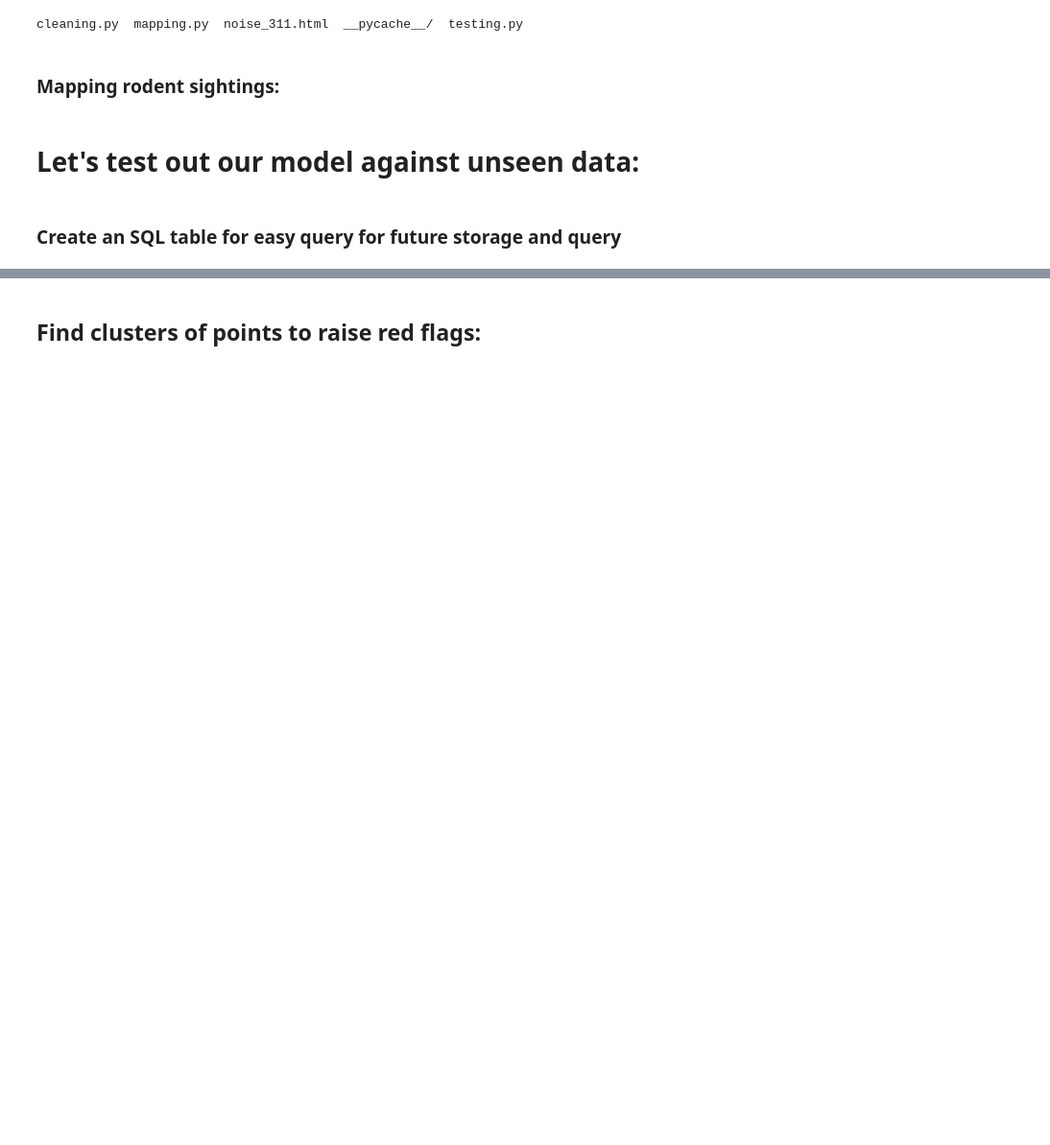
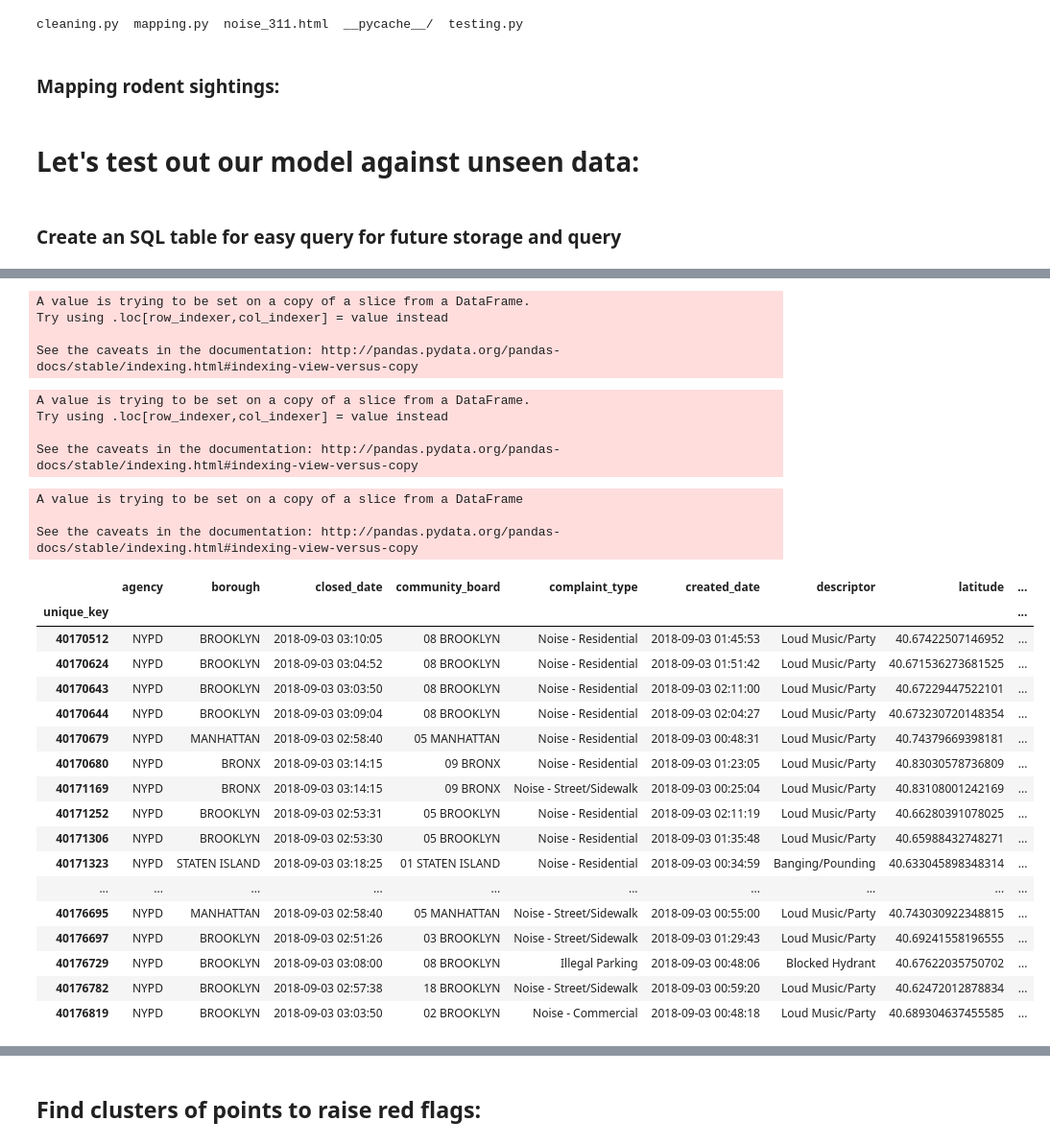
Before and after one commit to NickelousTex/Energy-NYCHA, a Jupyter notebook: EDA/MVP.ipynb, the cells around one changed output, grey strips where cells are left out. Shown at 96% size. Cells and saved outputs as stored; diff of their text form; code cells hidden in the pictures; blank space fills up the shorter version.

```diff
--- a/EDA/MVP.ipynb
+++ b/EDA/MVP.ipynb
@@ -513,0 +589,45 @@ engine.execute("SELECT *FROM predictions_311").fetchall()
+# %%
+actual['Real_Time_To_Close'] = created - closed
+# %% [output]
+A value is trying to be set on a copy of a slice from a DataFrame.
+Try using .loc[row_indexer,col_indexer] = value instead
+
+See the caveats in the documentation: http://pandas.pydata.org/pandas-docs/stable/indexing.html#indexing-view-versus-copy
+# %%
+actual['Real_Time_To_Close']= (-round(
+                                    actual['Real_Time_To_Close'].astype(
+                                    'timedelta64[s]')/3600,2))
+# %% [output]
+A value is trying to be set on a copy of a slice from a DataFrame.
+Try using .loc[row_indexer,col_indexer] = value instead
+
+See the caveats in the documentation: http://pandas.pydata.org/pandas-docs/stable/indexing.html#indexing-view-versus-copy
+# %%
+actual.set_index('unique_key',inplace=True)
+# %%
+actual.sort_index(inplace=True)
+# %% [output]
+A value is trying to be set on a copy of a slice from a DataFrame
+
+See the caveats in the documentation: http://pandas.pydata.org/pandas-docs/stable/indexing.html#indexing-view-versus-copy
+# %%
+actual
+# %% [output]
+|  | agency | borough | closed_date | community_board | complaint_type | created_date | descriptor | latitude | ... |
+| unique_key |  |  |  |  |  |  |  |  | ... |
+| 40170512 | NYPD | BROOKLYN | 2018-09-03 03:10:05 | 08 BROOKLYN | Noise - Residential | 2018-09-03 01:45:53 | Loud Music/Party | 40.67422507146952 | ... |
+| 40170624 | NYPD | BROOKLYN | 2018-09-03 03:04:52 | 08 BROOKLYN | Noise - Residential | 2018-09-03 01:51:42 | Loud Music/Party | 40.671536273681525 | ... |
+| 40170643 | NYPD | BROOKLYN | 2018-09-03 03:03:50 | 08 BROOKLYN | Noise - Residential | 2018-09-03 02:11:00 | Loud Music/Party | 40.67229447522101 | ... |
+| 40170644 | NYPD | BROOKLYN | 2018-09-03 03:09:04 | 08 BROOKLYN | Noise - Residential | 2018-09-03 02:04:27 | Loud Music/Party | 40.673230720148354 | ... |
+| 40170679 | NYPD | MANHATTAN | 2018-09-03 02:58:40 | 05 MANHATTAN | Noise - Residential | 2018-09-03 00:48:31 | Loud Music/Party | 40.74379669398181 | ... |
+| 40170680 | NYPD | BRONX | 2018-09-03 03:14:15 | 09 BRONX | Noise - Residential | 2018-09-03 01:23:05 | Loud Music/Party | 40.83030578736809 | ... |
+| 40171169 | NYPD | BRONX | 2018-09-03 03:14:15 | 09 BRONX | Noise - Street/Sidewalk | 2018-09-03 00:25:04 | Loud Music/Party | 40.83108001242169 | ... |
+| 40171252 | NYPD | BROOKLYN | 2018-09-03 02:53:31 | 05 BROOKLYN | Noise - Residential | 2018-09-03 02:11:19 | Loud Music/Party | 40.66280391078025 | ... |
+| 40171306 | NYPD | BROOKLYN | 2018-09-03 02:53:30 | 05 BROOKLYN | Noise - Residential | 2018-09-03 01:35:48 | Loud Music/Party | 40.65988432748271 | ... |
+| 40171323 | NYPD | STATEN ISLAND | 2018-09-03 03:18:25 | 01 STATEN ISLAND | Noise - Residential | 2018-09-03 00:34:59 | Banging/Pounding | 40.633045898348314 | ... |
+| ... | ... | ... | ... | ... | ... | ... | ... | ... | ... |
+| 40176695 | NYPD | MANHATTAN | 2018-09-03 02:58:40 | 05 MANHATTAN | Noise - Street/Sidewalk | 2018-09-03 00:55:00 | Loud Music/Party | 40.743030922348815 | ... |
+| 40176697 | NYPD | BROOKLYN | 2018-09-03 02:51:26 | 03 BROOKLYN | Noise - Street/Sidewalk | 2018-09-03 01:29:43 | Loud Music/Party | 40.69241558196555 | ... |
+| 40176729 | NYPD | BROOKLYN | 2018-09-03 03:08:00 | 08 BROOKLYN | Illegal Parking | 2018-09-03 00:48:06 | Blocked Hydrant | 40.67622035750702 | ... |
+| 40176782 | NYPD | BROOKLYN | 2018-09-03 02:57:38 | 18 BROOKLYN | Noise - Street/Sidewalk | 2018-09-03 00:59:20 | Loud Music/Party | 40.62472012878834 | ... |
+| 40176819 | NYPD | BROOKLYN | 2018-09-03 03:03:50 | 02 BROOKLYN | Noise - Commercial | 2018-09-03 00:48:18 | Loud Music/Party | 40.689304637455585 | ... |
```
Also changed, not shown: parts of 55 cells of this notebook, 12 other files.
